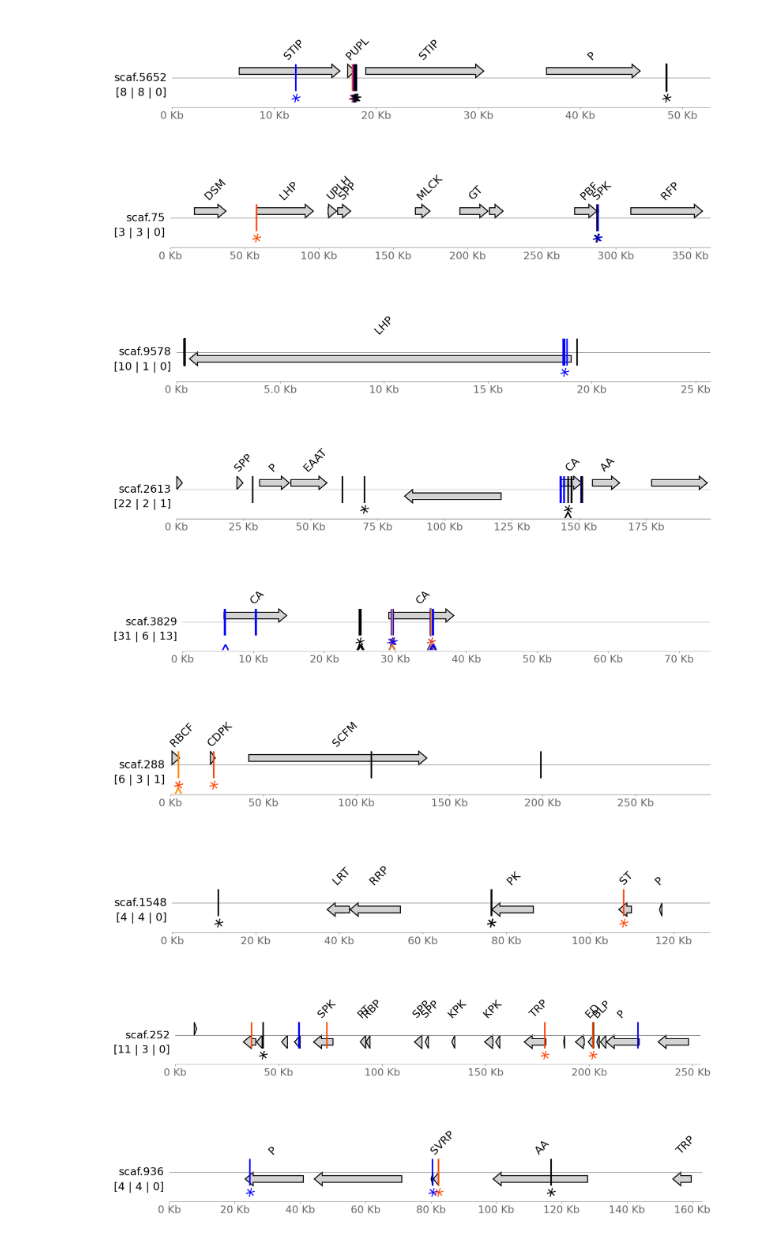
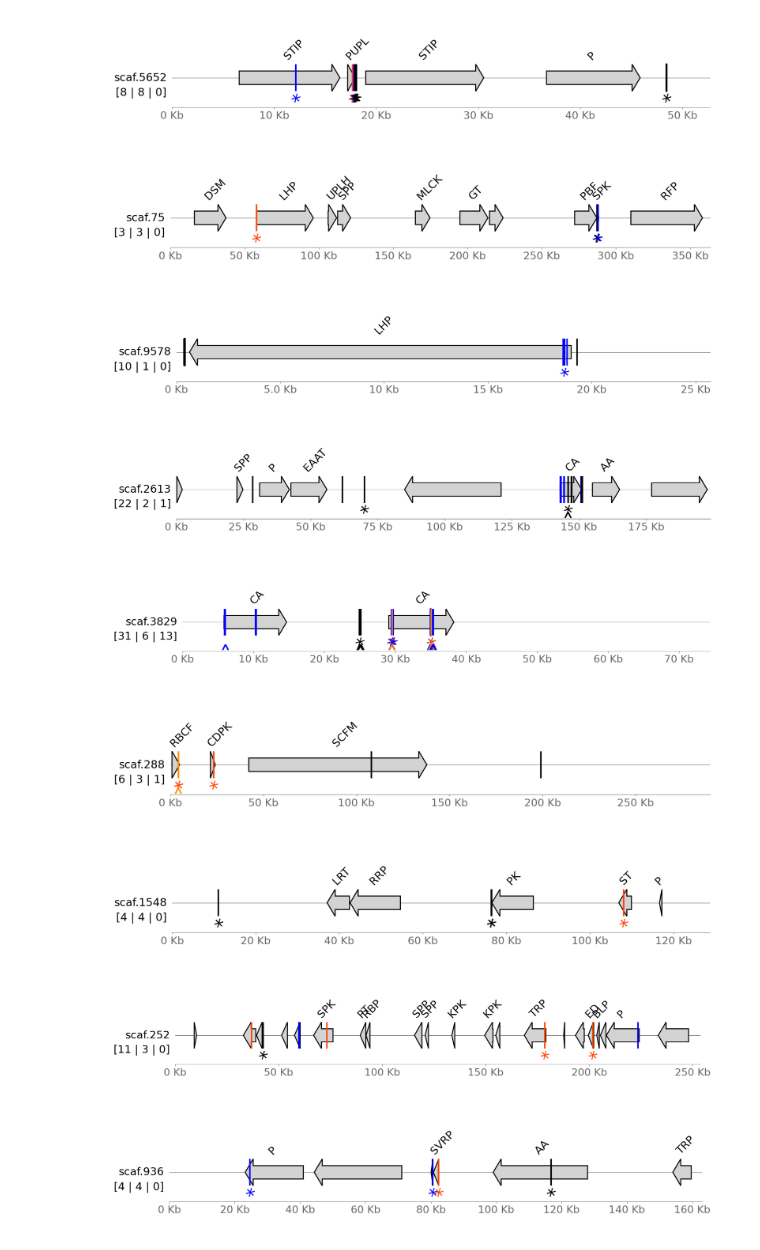
Before and after one commit to PatrickBuerger/SNP_visualisation, a Jupyter notebook: SNP_visualisation_script.ipynb, the cells around one changed output. Drawn from its saved outputs; the diff is of its cells as text; code cells hidden in the pictures.

```diff
--- a/SNP_visualisation_script.ipynb
+++ b/SNP_visualisation_script.ipynb
@@ -434,7 +434,7 @@ for scaffold in scaffolds:
         # Add features for genes
         gene_features = gff.get_seqid2features(feature_type="gene")[seqid]
         for feature in gene_features:
-            track.add_features([feature], plotstyle="arrow", arrow_shaft_ratio=0.5, fc="lightgrey", lw=2, hatch="", label_type="annotation", text_kws=dict(size=22, vpos="top", color="black"))
+            track.add_features([feature], plotstyle="bigarrow", arrow_shaft_ratio=0.5, fc="lightgrey", lw=2, hatch="", label_type="annotation", text_kws=dict(size=22, vpos="top", color="black"))
 
     # Adjust scale and save plot to file
     gv.set_scale_xticks(labelsize=21, ymargin=0.6)
@@ -456,39 +456,39 @@ for scaffold in scaffolds:
         ax.spines['top'].set_linewidth(line_thickness)
 
     # Add custom text at the desired position
     # Adjust the x and y positions as needed
     main_ax = axes[0]  # Assuming the first axes object contains the plot
     main_ax.text(
         -0.01, 0.15,
         f"[{total_snp_count} | {snp_count_below_0_01_WT_vs_SS} | {snp_count_below_0_01_SS8_vs_SS35}]",
         transform=main_ax.transAxes,
         fontsize=22,
         color='black',
         ha='right',
         va='top'
     )
 
     # Manually adjust space between tracks by altering the position of axes
     axes = fig.get_axes()
     space = -13.5
     for i in range(1, len(axes)):
         pos = axes[i].get_position()
         new_pos = [pos.x0, pos.y0 - (i * space), pos.width, pos.height]
         axes[i].set_position(new_pos)
 
     # Show the plot in the notebook (optional)
     plt.show()
 
     # Save the plot to a file
     output_file = os.path.join(scaffold_folder, f"SNPs_{scaffold}_full_sequence.png")
     fig.savefig(output_file, dpi=200)
 # %% [output]
-[figure, old version]
+[figure, new version]
-[figure, old version]
+[figure, new version]
-[figure, old version]
+[figure, new version]
-[figure, old version]
+[figure, new version]
-[figure, old version]
+[figure, new version]
-[figure, old version]
+[figure, new version]
-[figure, old version]
+[figure, new version]
-[figure, old version]
+[figure, new version]
-[figure, old version]
+[figure, new version]
```
Also changed, not shown: parts of 3 cells of this notebook.
